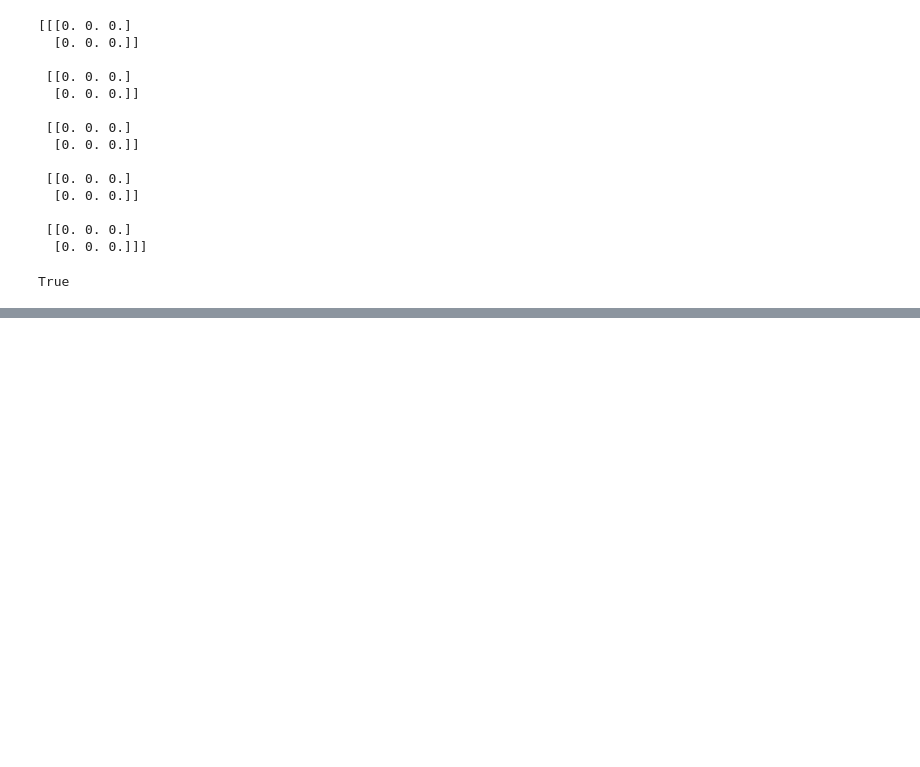
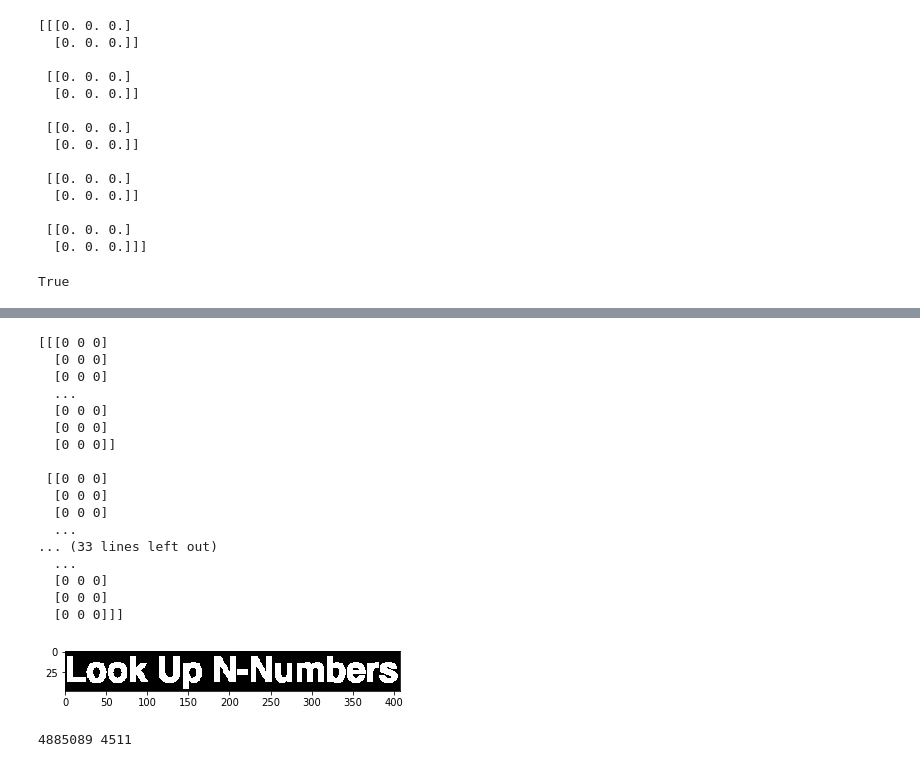
Before and after one commit to WaleedHashmi/JS-Cleaner, a Jupyter notebook: Comparison/Untitled.ipynb, the cells around one changed output, grey strips where cells are left out. Cells and saved outputs as stored; diff of their text form; code cells hidden in the pictures; blank space fills up the shorter version.

```diff
--- a/Comparison/Untitled.ipynb
+++ b/Comparison/Untitled.ipynb
@@ -160,0 +192,65 @@ True
+# %%
+import cv2
+import numpy as np
+from matplotlib import pyplot as plt
+
+
+img = cv2.imread('1/2.jpg')
+gray = cv2.cvtColor(img,cv2.COLOR_BGR2GRAY)
+_,thresh = cv2.threshold(gray,1,255,cv2.THRESH_BINARY)
+
+
+contours = [cv2.findContours(thresh,cv2.RETR_EXTERNAL,cv2.CHAIN_APPROX_SIMPLE)]
+cnt = contours[0][0]
+x,y,w,h = cv2.boundingRect(cnt)
+
+
+crop = img[y:y+h,x:x+w]
+# cv2.imwrite('sofwinres.png',crop)
+plt.imshow (crop)
+
+print (img)
+# %% [output]
+[[[0 0 0]
+  [0 0 0]
+  [0 0 0]
+  ...
+  [0 0 0]
+  [0 0 0]
+  [0 0 0]]
+
+ [[0 0 0]
+  [0 0 0]
+  [0 0 0]
+  ...
+... (33 lines left out)
+  ...
+  [0 0 0]
+  [0 0 0]
+  [0 0 0]]]
+[figure, added]
+# %%
+def normalise(img, background = [255,255,255]):
+    # change background to black(0)
+    # transorm the rest of the pixels to
+    # monotone for easier comparison later
+    black = 0
+    white = 255
+    k = 0
+    l=0
+    for i in range(len(img)):
+        for j in range(len(img[0])):
+            if list(img[i][j]) == background:
+                img[i][j] = black
+                l+=1
+            else:
+                img[i][j] = white
+                k+=1
+    print (k,l)
+    img = cv2.cvtColor(img, cv2.COLOR_BGR2GRAY)
+    return img
+
+img1 = cv2.imread('1/2.jpg')
+img1 = normalise(img1)
+# %% [output]
+4885089 4511
```
Also changed, not shown: parts of 6 cells of this notebook, 2 other files.
